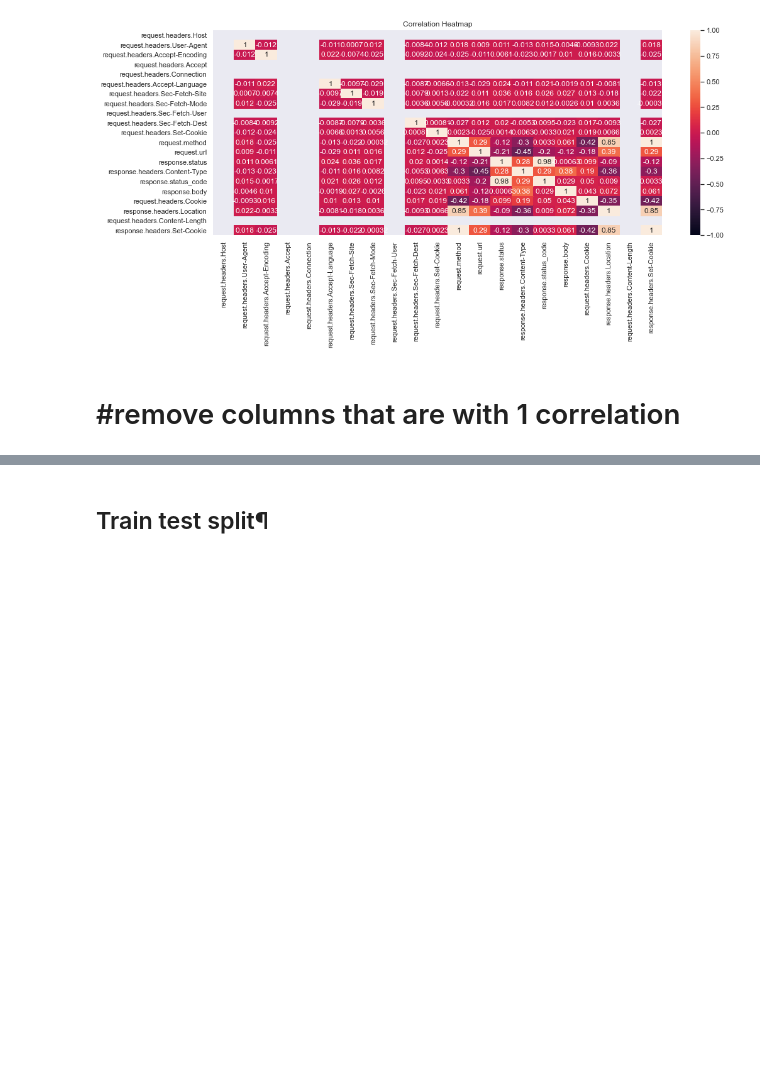
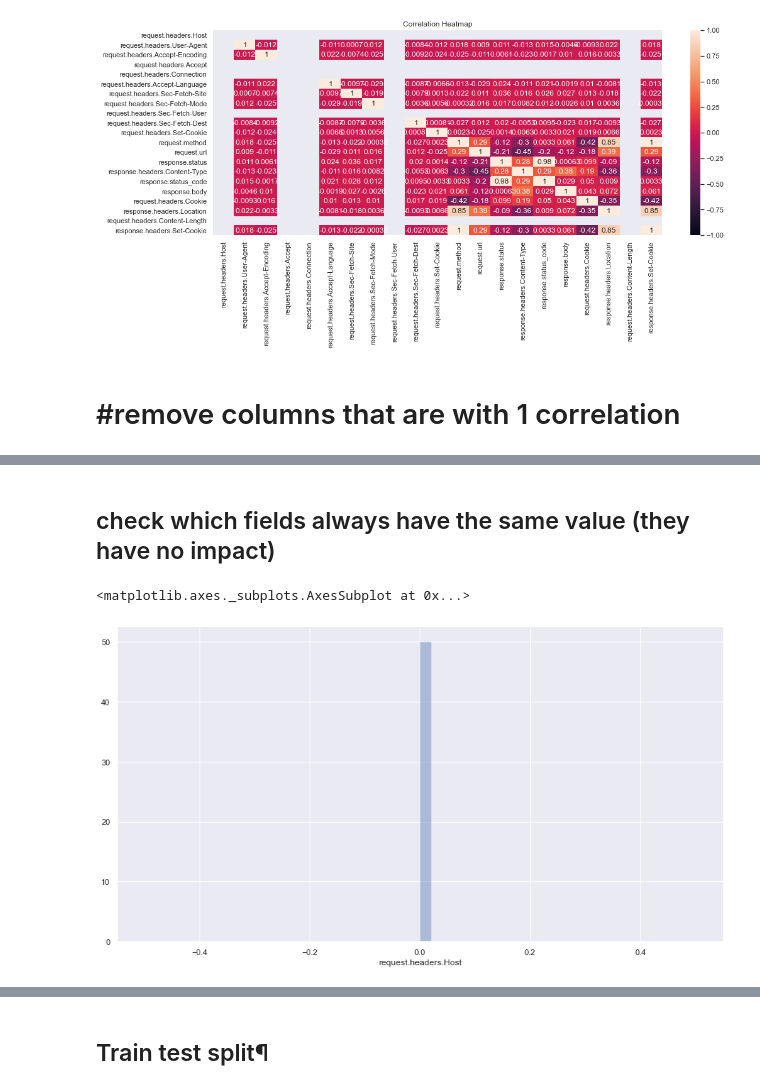
Before and after one commit to chenshtynmetz/CiscoCompetition, a Jupyter notebook: Dataset1.ipynb, the cells around one changed output, grey strips where cells are left out. Drawn from its saved outputs; the diff is of its cells as text; code cells hidden in the pictures; blank space fills up the shorter version.

```diff
--- a/Dataset1.ipynb
+++ b/Dataset1.ipynb
@@ -222,0 +223,7 @@ KeyError: "['response.headers.Set-Cookie'] not found in axis"
+# %% [markdown]
+## check which fields always have the same value (they have no impact)
+# %%
+sns.distplot(df['request.headers.Host'])
+# %% [output]
+<matplotlib.axes._subplots.AxesSubplot at 0x...>
+[figure, added]
```
Also changed, not shown: parts of 23 cells of this notebook.
